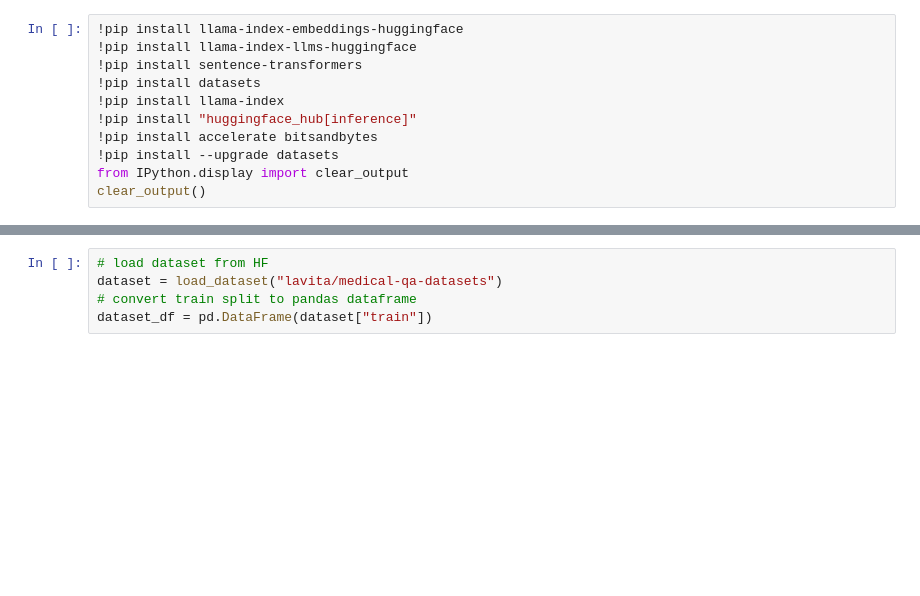
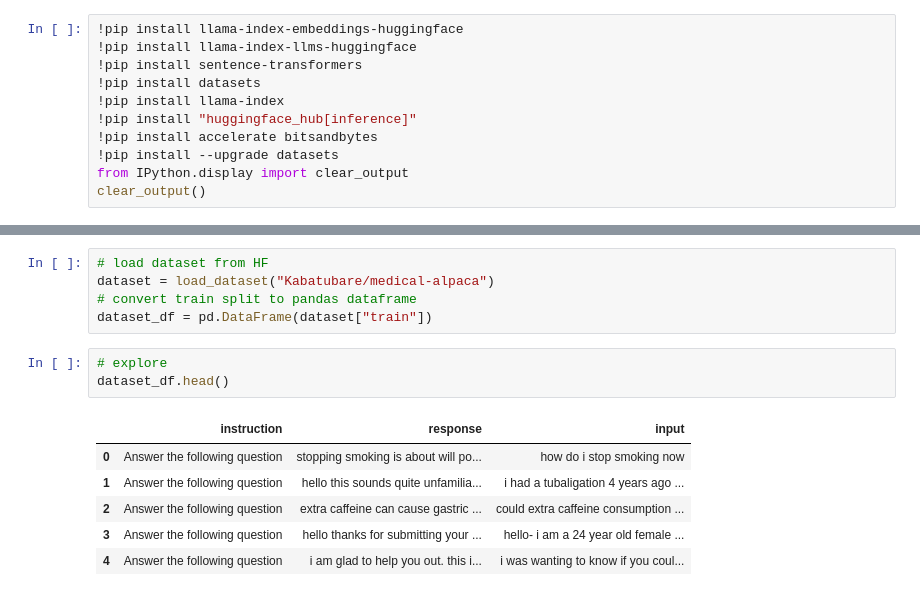
Before and after one commit to WenkeXu/RAG-system-for-small-LLM, a Jupyter notebook: RAG.ipynb, the cells around one changed output, grey strips where cells are left out. Drawn from its saved outputs; the diff is of its cells as text; blank space fills up the shorter version.

```diff
--- a/RAG.ipynb
+++ b/RAG.ipynb
@@ -54,5 +55,15 @@ import torch
 # %%
 # load dataset from HF
-dataset = load_dataset("lavita/medical-qa-datasets")
+dataset = load_dataset("Kabatubare/medical-alpaca")
 # convert train split to pandas dataframe
 dataset_df = pd.DataFrame(dataset["train"])
+# %%
+# explore
+dataset_df.head()
+# %% [output]
+|  | instruction | response | input |
+| 0 | Answer the following question | stopping smoking is about will po... | how do i stop smoking now |
+| 1 | Answer the following question | hello this sounds quite unfamilia... | i had a tubaligation 4 years ago ... |
+| 2 | Answer the following question | extra caffeine can cause gastric ... | could extra caffeine consumption ... |
+| 3 | Answer the following question | hello thanks for submitting your ... | hello- i am a 24 year old female ... |
+| 4 | Answer the following question | i am glad to help you out. this i... | i was wanting to know if you coul... |
```
Also changed, not shown: parts of 12 cells of this notebook.
